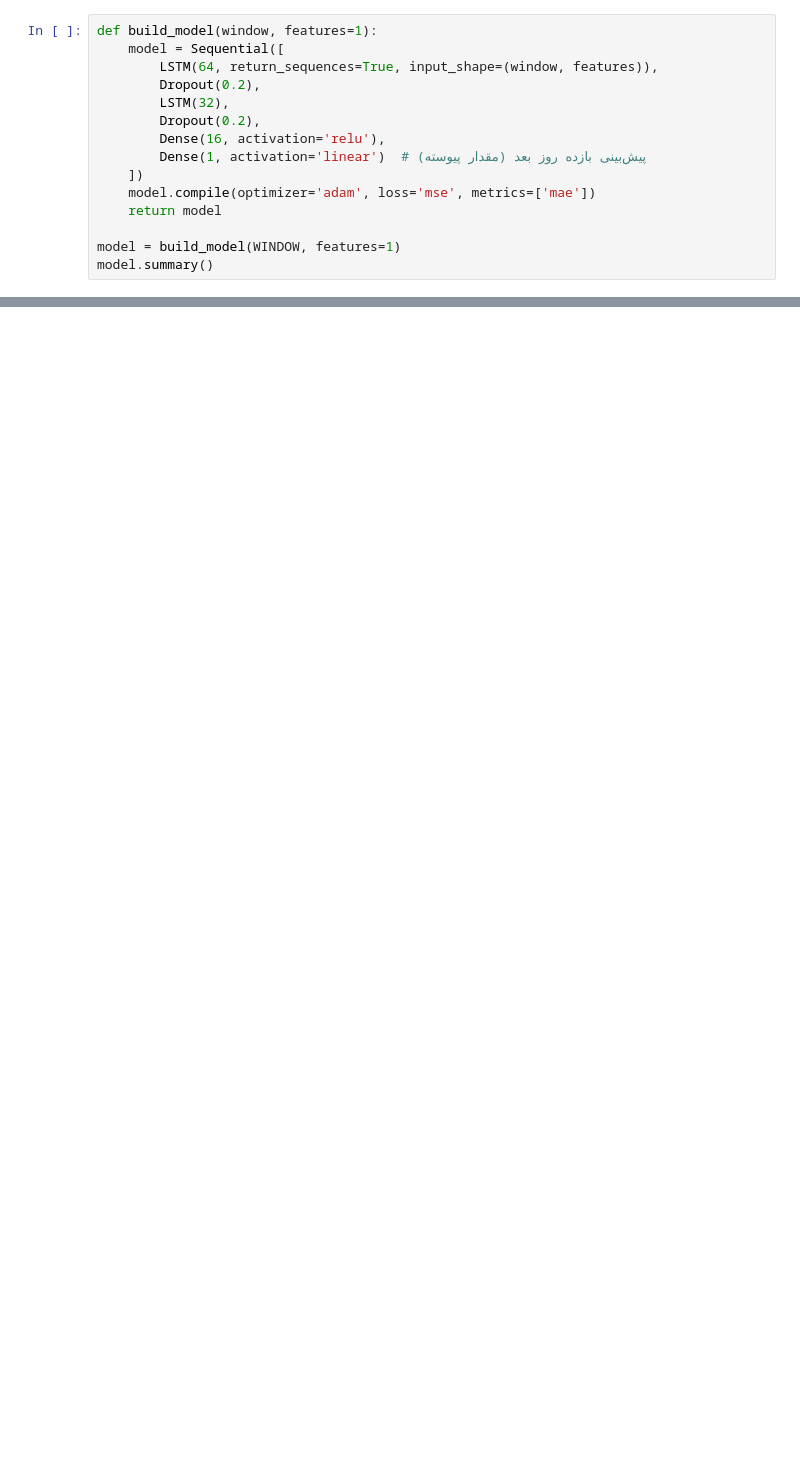
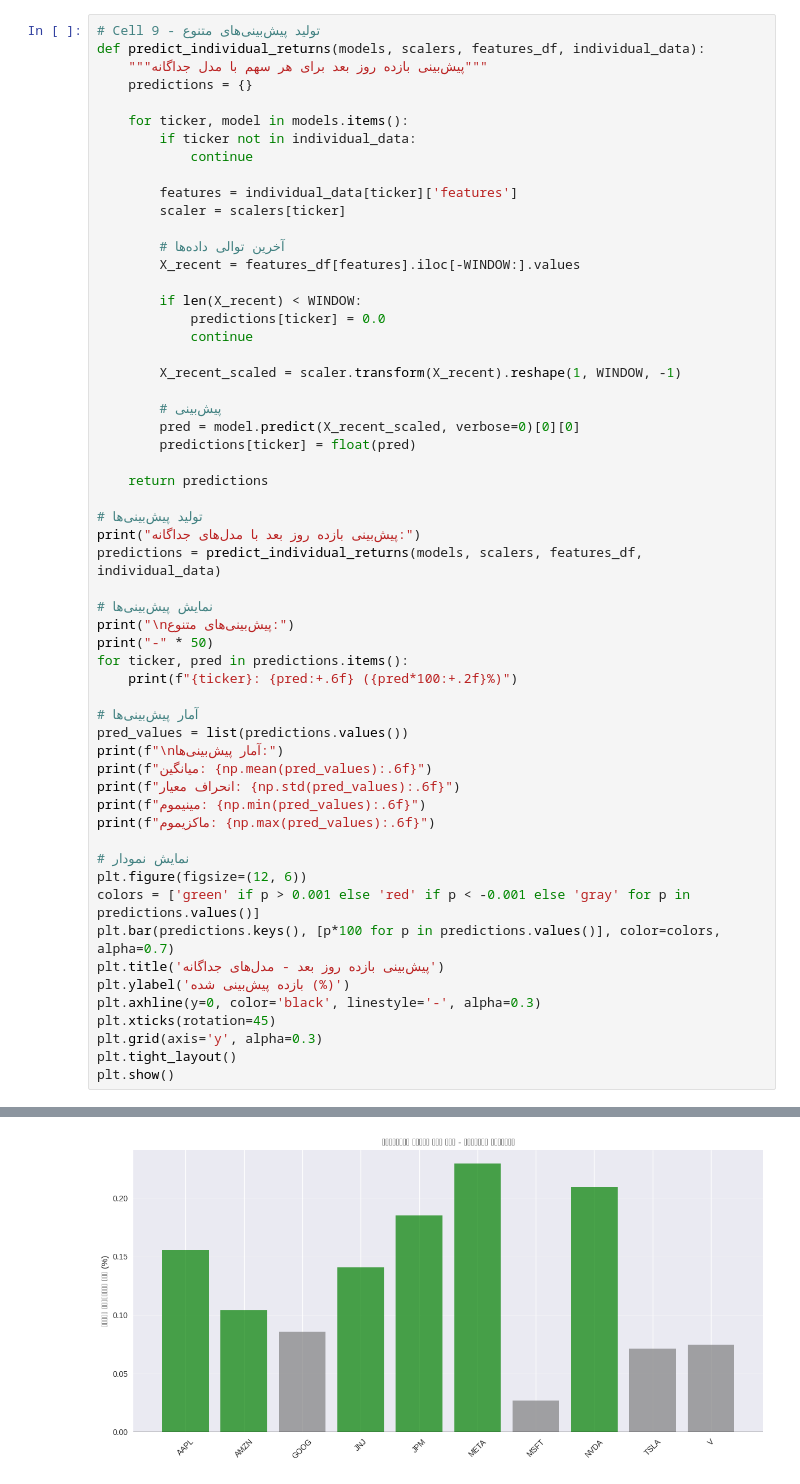
Before and after one commit to AH-ojaghi/ai-portfolio-opt, a Jupyter notebook: AI_Model_Development.ipynb, the cells around one changed output, grey strips where cells are left out. Drawn from its saved outputs; the diff is of its cells as text; blank space fills up the shorter version.

```diff
--- a/AI_Model_Development.ipynb
+++ b/AI_Model_Development.ipynb
@@ -135,16 +492,58 @@ Train: (7199, 30, 1) (7199,) Val: (1271, 30, 1) (1271,)
 # %%
-def build_model(window, features=1):
-    model = Sequential([
-        LSTM(64, return_sequences=True, input_shape=(window, features)),
-        Dropout(0.2),
-        LSTM(32),
-        Dropout(0.2),
-        Dense(16, activation='relu'),
-        Dense(1, activation='linear')  # پیش‌بینی بازده روز بعد (مقدار پیوسته)
-    ])
-    model.compile(optimizer='adam', loss='mse', metrics=['mae'])
-    return model
+# Cell 9 - تولید پیش‌بینی‌های متنوع
+def predict_individual_returns(models, scalers, features_df, individual_data):
+    """پیش‌بینی بازده روز بعد برای هر سهم با مدل جداگانه"""
+    predictions = {}
 
-model = build_model(WINDOW, features=1)
-model.summary()
+    for ticker, model in models.items():
+        if ticker not in individual_data:
+            continue
+
+        features = individual_data[ticker]['features']
+        scaler = scalers[ticker]
+
+        # آخرین توالی داده‌ها
+        X_recent = features_df[features].iloc[-WINDOW:].values
+
+        if len(X_recent) < WINDOW:
+            predictions[ticker] = 0.0
+            continue
+
+        X_recent_scaled = scaler.transform(X_recent).reshape(1, WINDOW, -1)
+
+        # پیش‌بینی
+        pred = model.predict(X_recent_scaled, verbose=0)[0][0]
+        predictions[ticker] = float(pred)
+
+    return predictions
+
+# تولید پیش‌بینی‌ها
+print("پیش‌بینی بازده روز بعد با مدل‌های جداگانه:")
+predictions = predict_individual_returns(models, scalers, features_df, individual_data)
+
+# نمایش پیش‌بینی‌ها
+print("\nپیش‌بینی‌های متنوع:")
+print("-" * 50)
+for ticker, pred in predictions.items():
+    print(f"{ticker}: {pred:+.6f} ({pred*100:+.2f}%)")
+
+# آمار پیش‌بینی‌ها
+pred_values = list(predictions.values())
+print(f"\nآمار پیش‌بینی‌ها:")
+print(f"میانگین: {np.mean(pred_values):.6f}")
+print(f"انحراف معیار: {np.std(pred_values):.6f}")
+print(f"مینیموم: {np.min(pred_values):.6f}")
+print(f"ماکزیموم: {np.max(pred_values):.6f}")
+
+# نمایش نمودار
+plt.figure(figsize=(12, 6))
+colors = ['green' if p > 0.001 else 'red' if p < -0.001 else 'gray' for p in predictions.values()]
+plt.bar(predictions.keys(), [p*100 for p in predictions.values()], color=colors, alpha=0.7)
+plt.title('پیش‌بینی بازده روز بعد - مدل‌های جداگانه')
+plt.ylabel('بازده پیش‌بینی شده (%)')
+plt.axhline(y=0, color='black', linestyle='-', alpha=0.3)
+plt.xticks(rotation=45)
+plt.grid(axis='y', alpha=0.3)
+plt.tight_layout()
+plt.show()
 # %% [output]
@@ -170 +570,2 @@ Model: "sequential"
+[figure, added]
 # %%
```
Also changed, not shown: parts of 14 cells of this notebook, 36 other files.
